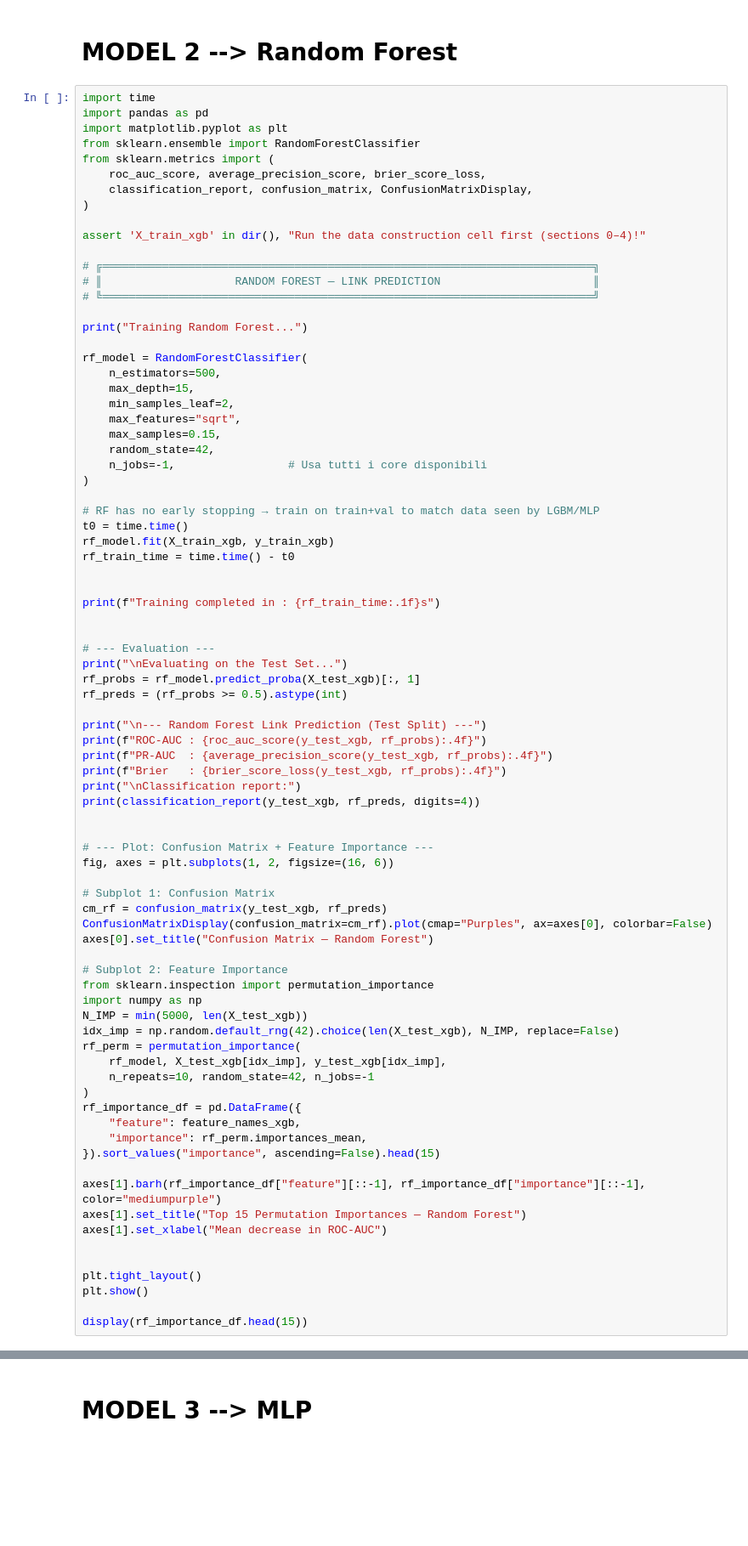
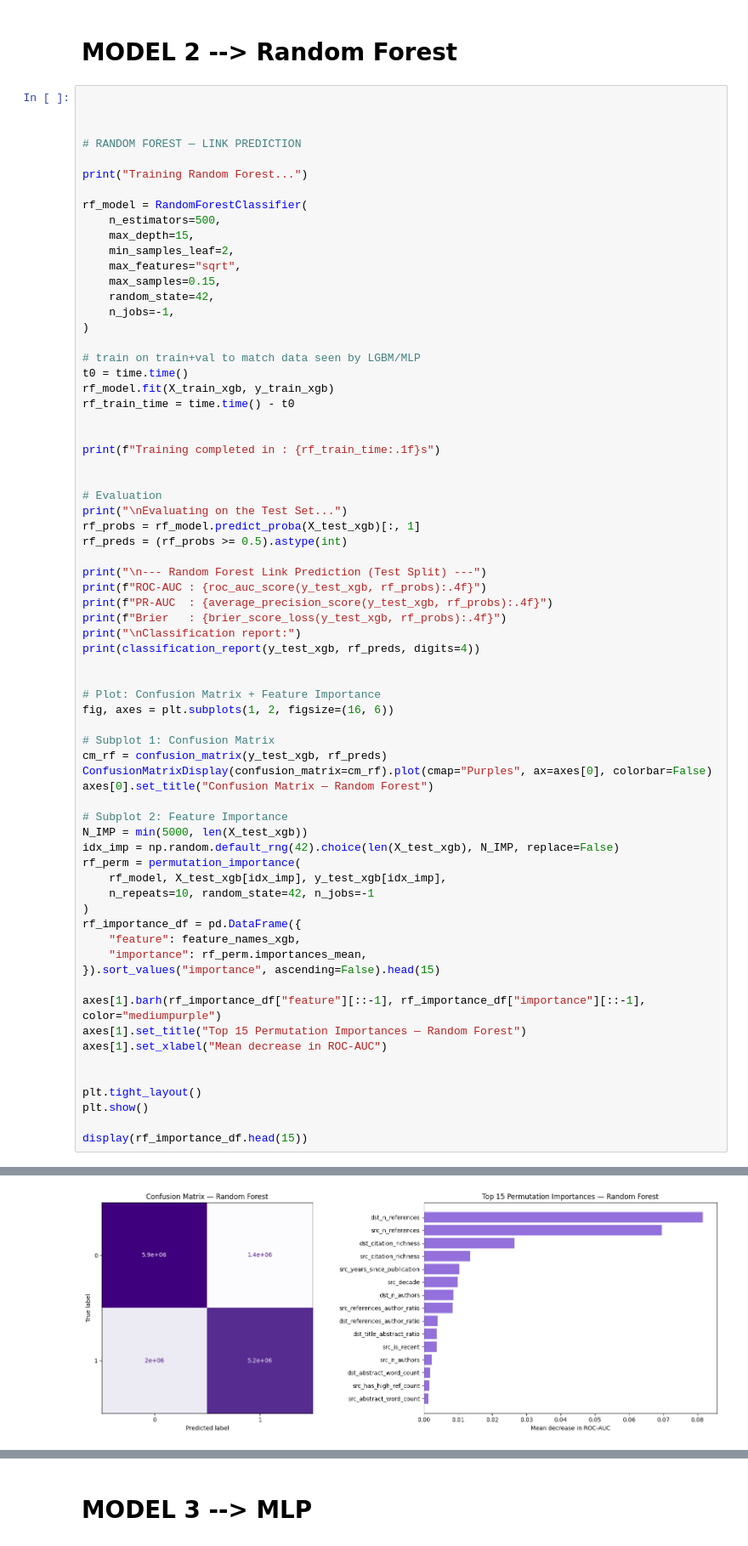
Before and after one commit to ManuCa93/data_project_3, a Jupyter notebook: notebook_def_fixed.ipynb, the cells around one changed output, grey strips where cells are left out. Shown at 85% size. Cells and saved outputs as stored; diff of their text form; blank space fills up the shorter version.

```diff
--- a/notebook_def_fixed.ipynb
+++ b/notebook_def_fixed.ipynb
@@ -2263,20 +2520,10 @@ display(lgbm_importance_df.head(15))
 # %% [markdown]
 # MODEL 2 --> Random Forest
 # %%
-import time
-import pandas as pd
-import matplotlib.pyplot as plt
-from sklearn.ensemble import RandomForestClassifier
-from sklearn.metrics import (
-    roc_auc_score, average_precision_score, brier_score_loss,
-    classification_report, confusion_matrix, ConfusionMatrixDisplay,
-)
 
-assert 'X_train_xgb' in dir(), "Run the data construction cell first (sections 0–4)!"
 
-# ╔══════════════════════════════════════════════════════════════════════════╗
-# ║                    RANDOM FOREST — LINK PREDICTION                       ║
-# ╚══════════════════════════════════════════════════════════════════════════╝
+
+# RANDOM FOREST — LINK PREDICTION
 
 print("Training Random Forest...")
 
@@ -2287,10 +2534,10 @@ rf_model = RandomForestClassifier(
     max_features="sqrt",
     max_samples=0.15,
     random_state=42,
-    n_jobs=-1,                 # Usa tutti i core disponibili
+    n_jobs=-1,
 )
 
-# RF has no early stopping → train on train+val to match data seen by LGBM/MLP
+# train on train+val to match data seen by LGBM/MLP
 t0 = time.time()
 rf_model.fit(X_train_xgb, y_train_xgb)
 rf_train_time = time.time() - t0
@@ -2299,7 +2546,7 @@ rf_train_time = time.time() - t0
 print(f"Training completed in : {rf_train_time:.1f}s")
 
 
-# --- Evaluation ---
+# Evaluation
 print("\nEvaluating on the Test Set...")
 rf_probs = rf_model.predict_proba(X_test_xgb)[:, 1]
 rf_preds = (rf_probs >= 0.5).astype(int)
@@ -2312,7 +2559,7 @@ print("\nClassification report:")
 print(classification_report(y_test_xgb, rf_preds, digits=4))
 
 
-# --- Plot: Confusion Matrix + Feature Importance ---
+# Plot: Confusion Matrix + Feature Importance
 fig, axes = plt.subplots(1, 2, figsize=(16, 6))
 
 # Subplot 1: Confusion Matrix
@@ -2321,8 +2568,6 @@ ConfusionMatrixDisplay(confusion_matrix=cm_rf).plot(cmap="Purples", ax=axes[0],
 axes[0].set_title("Confusion Matrix — Random Forest")
 
 # Subplot 2: Feature Importance
-from sklearn.inspection import permutation_importance
-import numpy as np
 N_IMP = min(5000, len(X_test_xgb))
 idx_imp = np.random.default_rng(42).choice(len(X_test_xgb), N_IMP, replace=False)
 rf_perm = permutation_importance(
@@ -2343,3 +2588,4 @@ plt.tight_layout()
 plt.show()
 
 display(rf_importance_df.head(15))
+# %% [output]
@@ -2345,0 +2611 @@ display(rf_importance_df.head(15))
+[figure, added]
```
Also changed, not shown: parts of 77 cells of this notebook.
